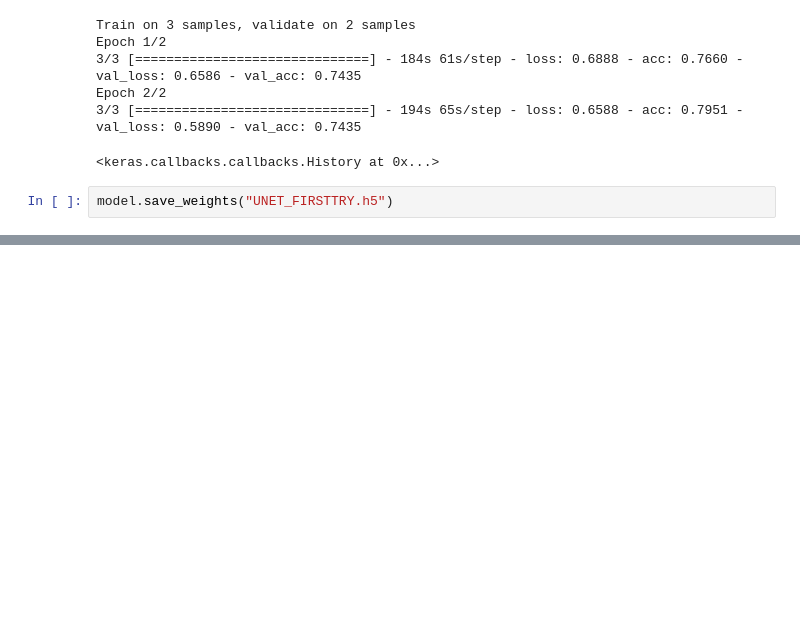
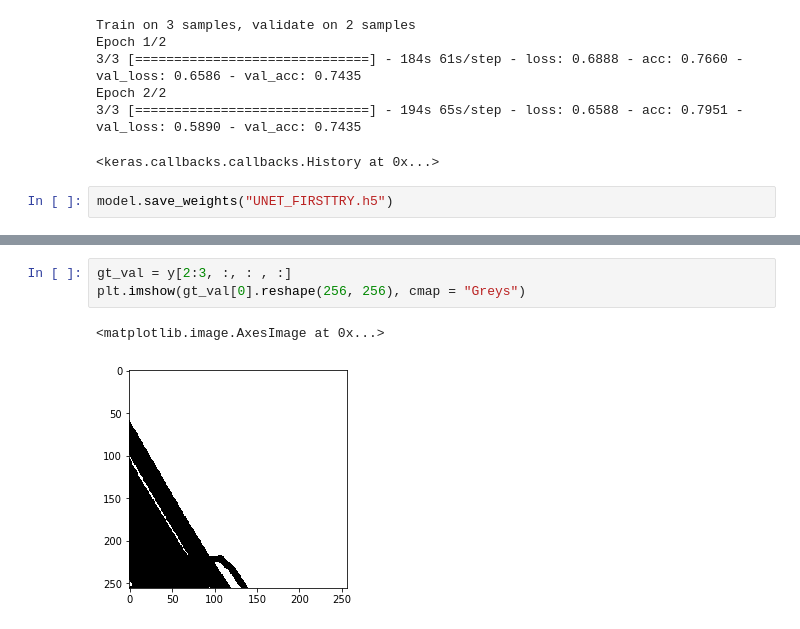
Before and after one commit to theodorhusefest/CS433-project2-road-segmentation, a Jupyter notebook: UNET.ipynb, the cells around one changed output, grey strips where cells are left out. Drawn from its saved outputs; the diff is of its cells as text; blank space fills up the shorter version.

```diff
--- a/UNET.ipynb
+++ b/UNET.ipynb
@@ -159,0 +173,6 @@ OSError: Unable to open file (bad object header version number)
+# %%
+gt_val = y[2:3, :, : , :]
+plt.imshow(gt_val[0].reshape(256, 256), cmap = "Greys")
+# %% [output]
+<matplotlib.image.AxesImage at 0x...>
+[figure, added]
```
Also changed, not shown: parts of 9 cells of this notebook, 4 other files.
